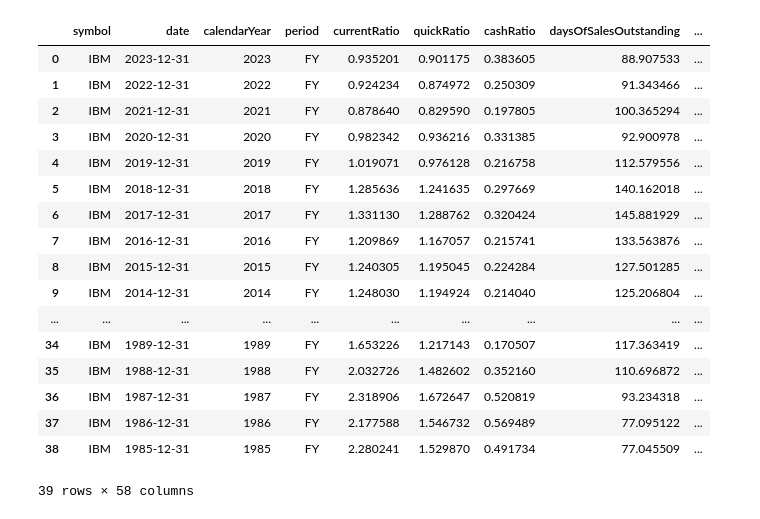
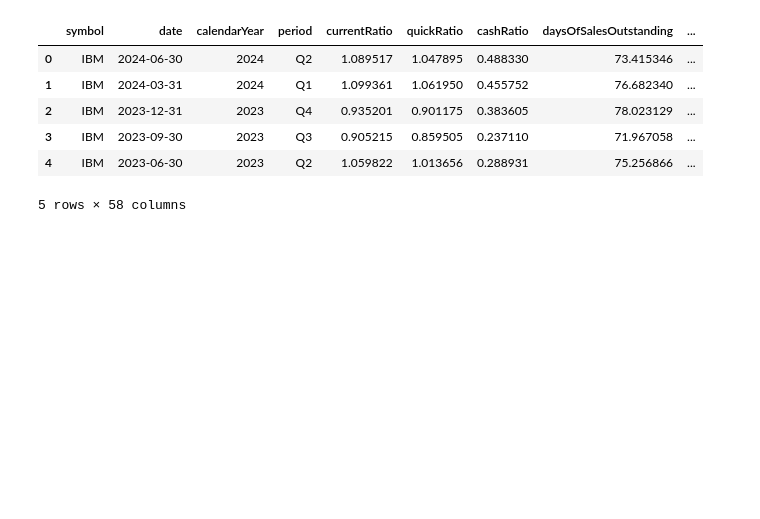
Before and after one commit to reckoning-machines/financial-forecasting, a Jupyter notebook: collector.ipynb, the cells around one changed output. Saved outputs shown, nothing was run; the diff lists cells and outputs as text; code cells hidden in the pictures; blank space fills up the shorter version.

```diff
--- a/collector.ipynb
+++ b/collector.ipynb
@@ -12,24 +12,13 @@ for sim in sim_list.keys():
     sim_list[sim].get_key_metrics()
     sim_list[sim].get_ratios()
 # %%
-sim_list['IBM'].ratios
+sim_list['IBM'].ratios.head()
 # %% [output]
 |  | symbol | date | calendarYear | period | currentRatio | quickRatio | cashRatio | daysOfSalesOutstanding | ... |
-| 0 | IBM | 2023-12-31 | 2023 | FY | 0.935201 | 0.901175 | 0.383605 | 88.907533 | ... |
-| 1 | IBM | 2022-12-31 | 2022 | FY | 0.924234 | 0.874972 | 0.250309 | 91.343466 | ... |
-| 2 | IBM | 2021-12-31 | 2021 | FY | 0.878640 | 0.829590 | 0.197805 | 100.365294 | ... |
-| 3 | IBM | 2020-12-31 | 2020 | FY | 0.982342 | 0.936216 | 0.331385 | 92.900978 | ... |
-| 4 | IBM | 2019-12-31 | 2019 | FY | 1.019071 | 0.976128 | 0.216758 | 112.579556 | ... |
-| 5 | IBM | 2018-12-31 | 2018 | FY | 1.285636 | 1.241635 | 0.297669 | 140.162018 | ... |
-| 6 | IBM | 2017-12-31 | 2017 | FY | 1.331130 | 1.288762 | 0.320424 | 145.881929 | ... |
-| 7 | IBM | 2016-12-31 | 2016 | FY | 1.209869 | 1.167057 | 0.215741 | 133.563876 | ... |
-| 8 | IBM | 2015-12-31 | 2015 | FY | 1.240305 | 1.195045 | 0.224284 | 127.501285 | ... |
-| 9 | IBM | 2014-12-31 | 2014 | FY | 1.248030 | 1.194924 | 0.214040 | 125.206804 | ... |
-| ... | ... | ... | ... | ... | ... | ... | ... | ... | ... |
-| 34 | IBM | 1989-12-31 | 1989 | FY | 1.653226 | 1.217143 | 0.170507 | 117.363419 | ... |
-| 35 | IBM | 1988-12-31 | 1988 | FY | 2.032726 | 1.482602 | 0.352160 | 110.696872 | ... |
-| 36 | IBM | 1987-12-31 | 1987 | FY | 2.318906 | 1.672647 | 0.520819 | 93.234318 | ... |
-| 37 | IBM | 1986-12-31 | 1986 | FY | 2.177588 | 1.546732 | 0.569489 | 77.095122 | ... |
-| 38 | IBM | 1985-12-31 | 1985 | FY | 2.280241 | 1.529870 | 0.491734 | 77.045509 | ... |
+| 0 | IBM | 2024-06-30 | 2024 | Q2 | 1.089517 | 1.047895 | 0.488330 | 73.415346 | ... |
+| 1 | IBM | 2024-03-31 | 2024 | Q1 | 1.099361 | 1.061950 | 0.455752 | 76.682340 | ... |
+| 2 | IBM | 2023-12-31 | 2023 | Q4 | 0.935201 | 0.901175 | 0.383605 | 78.023129 | ... |
+| 3 | IBM | 2023-09-30 | 2023 | Q3 | 0.905215 | 0.859505 | 0.237110 | 71.967058 | ... |
+| 4 | IBM | 2023-06-30 | 2023 | Q2 | 1.059822 | 1.013656 | 0.288931 | 75.256866 | ... |
-39 rows × 58 columns
+5 rows × 58 columns
 # %%
```
Also changed, not shown: parts of 6 cells of this notebook, 1 other file.
